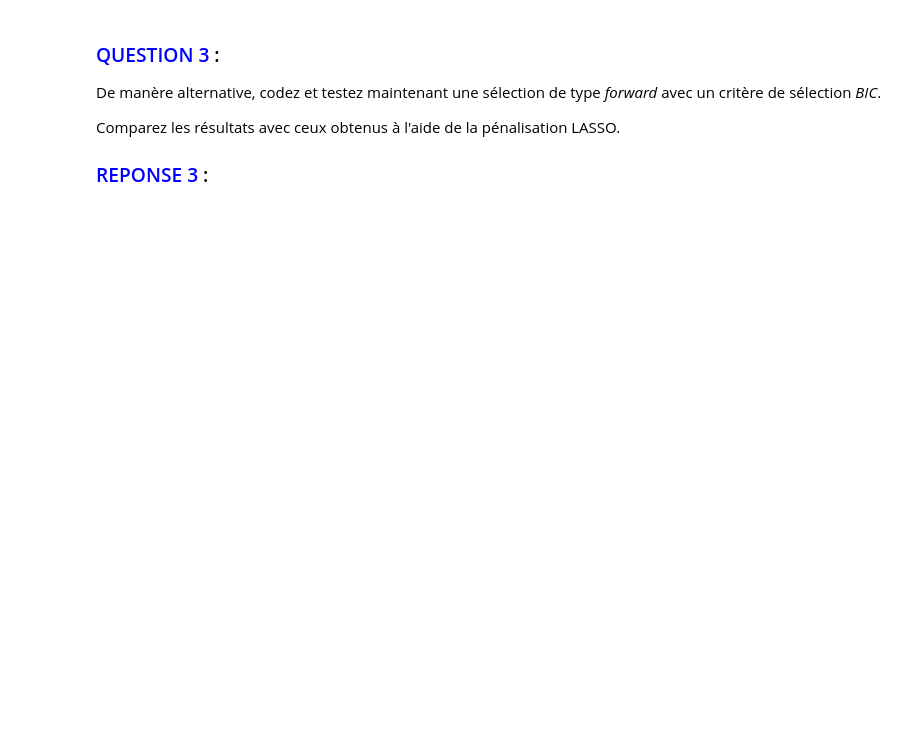
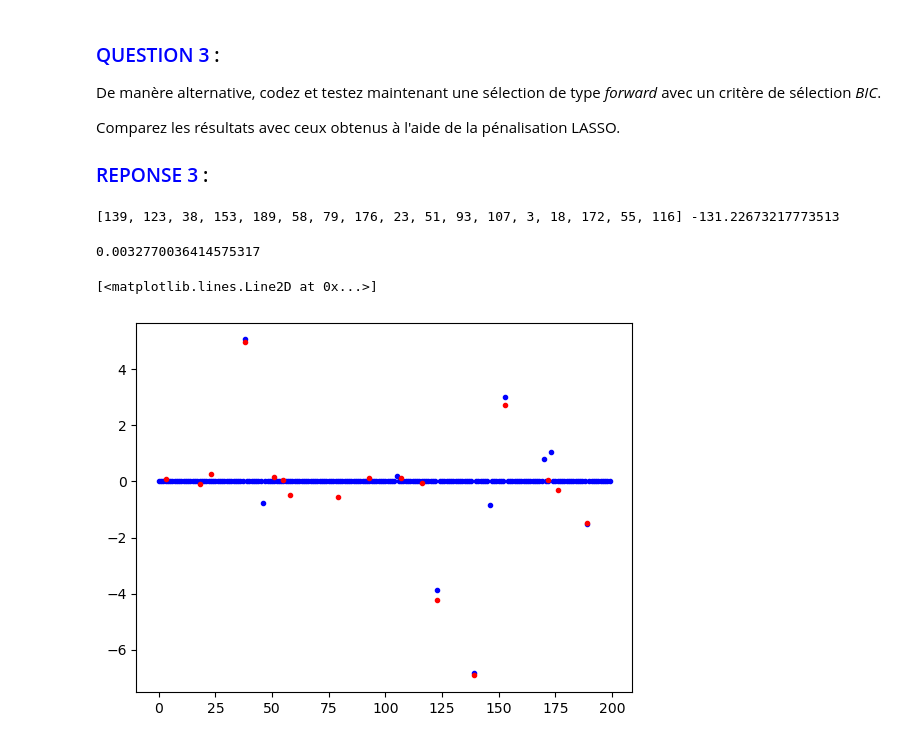
Before and after one commit to oclaich/stat-ml, a Jupyter notebook: TPs/Exo7_RegressionMultipleReg.ipynb, the cells around one changed output. Cells and saved outputs as stored; diff of their text form; code cells hidden in the pictures; blank space fills up the shorter version.

```diff
--- a/TPs/Exo7_RegressionMultipleReg.ipynb
+++ b/TPs/Exo7_RegressionMultipleReg.ipynb
@@ -162,0 +207,25 @@ from sklearn.linear_model import LinearRegression
+# %%
+selected_variables, bic = forward(X_train, y_train, X_test, y_test)
+print(selected_variables, bic)
+# %% [output]
+[139, 123, 38, 153, 189, 58, 79, 176, 23, 51, 93, 107, 3, 18, 172, 55, 116] -131.22673217773513
+# %%
+X_train_best = X_train[:, selected_variables]
+X_test_best = X_test[:, selected_variables]
+
+lr = LinearRegression()
+lr.fit(X_train_best, y_train)
+Y_pred = lr.predict(X_test_best)
+
+mse = mean_squared_error(y_test, Y_pred)
+
+print(mse)
+# %% [output]
+0.0032770036414575317
+# %%
+plt.figure()
+plt.plot(beta,'b.')
+plt.plot(selected_variables,lr.coef_,'r.')
+# %% [output]
+[<matplotlib.lines.Line2D at 0x...>]
+[figure, added]
```
Also changed, not shown: parts of 7 cells of this notebook, 9 other files.
